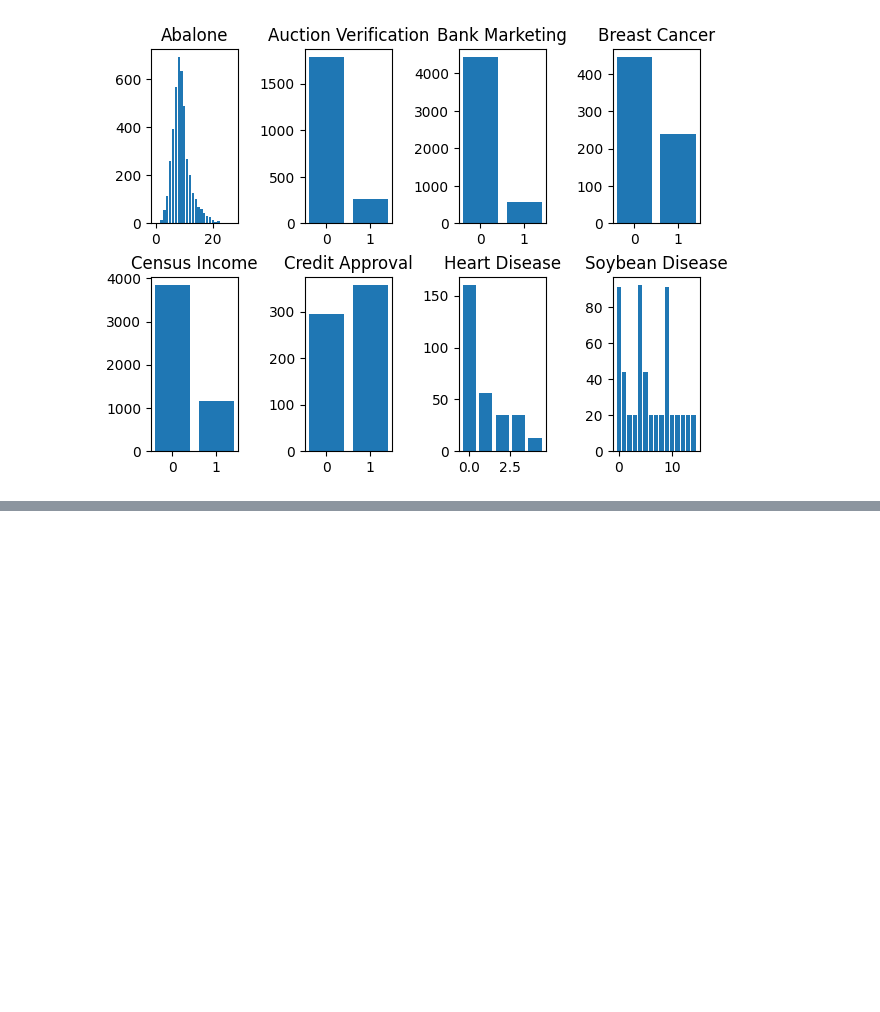
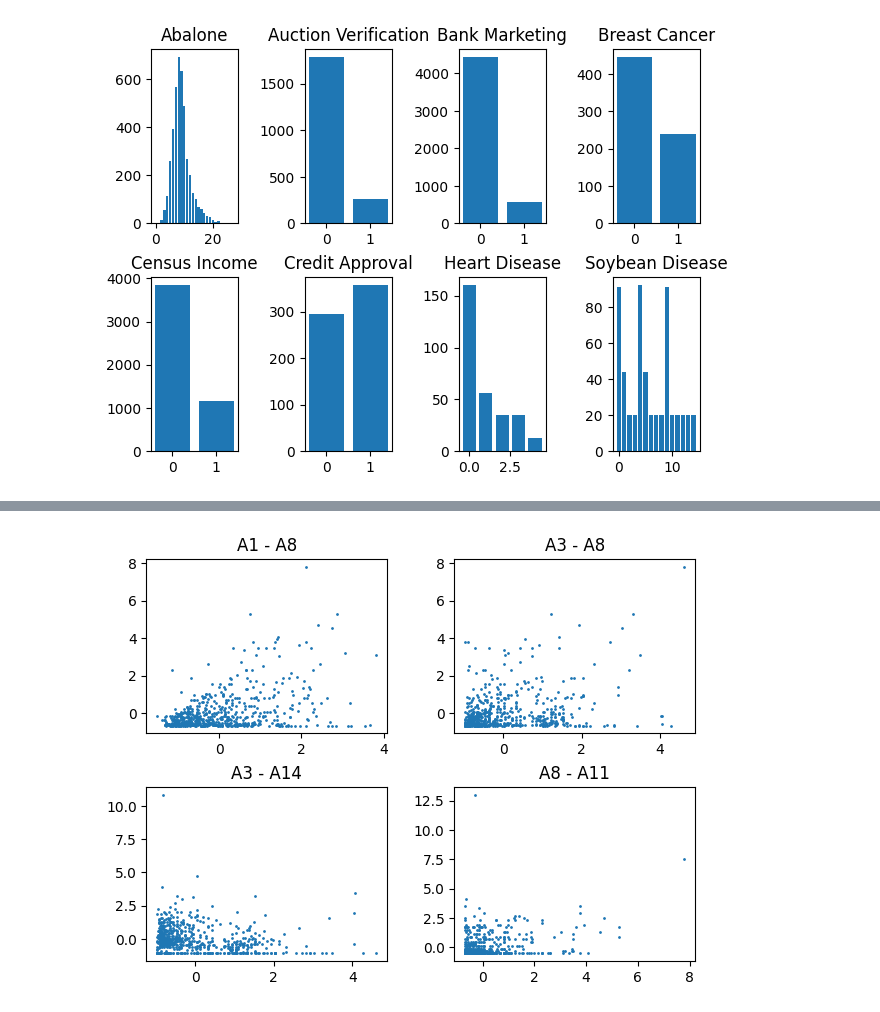
Before and after one commit to jaanisfehling/attention-mixed-type-clustering, a Jupyter notebook: graphics.ipynb, the cells around one changed output, grey strips where cells are left out. Drawn from its saved outputs; the diff is of its cells as text; code cells hidden in the pictures; blank space fills up the shorter version.

```diff
--- a/graphics.ipynb
+++ b/graphics.ipynb
@@ -95,0 +118,18 @@ plt.show()
+# %%
+ds = load_all_datasets()
+
+fig, ax = plt.subplots(2, 2)
+fig.tight_layout(pad=1.75)
+
+ax[0, 0].scatter(ds.credit_approval.df["A2"], ds.credit_approval.df["A8"], s=1)
+ax[0, 0].set_title("A1 - A8")
+ax[0, 1].scatter(ds.credit_approval.df["A3"], ds.credit_approval.df["A8"], s=1)
+ax[0, 1].set_title("A3 - A8")
+ax[1, 0].scatter(ds.credit_approval.df["A3"], ds.credit_approval.df["A14"], s=1)
+ax[1, 0].set_title("A3 - A14")
+ax[1, 1].scatter(ds.credit_approval.df["A8"], ds.credit_approval.df["A11"], s=1)
+ax[1, 1].set_title("A8 - A11")
+
+plt.show()
+# %% [output]
+[figure, added]
```
Also changed, not shown: parts of 3 cells of this notebook, 5 other files.
